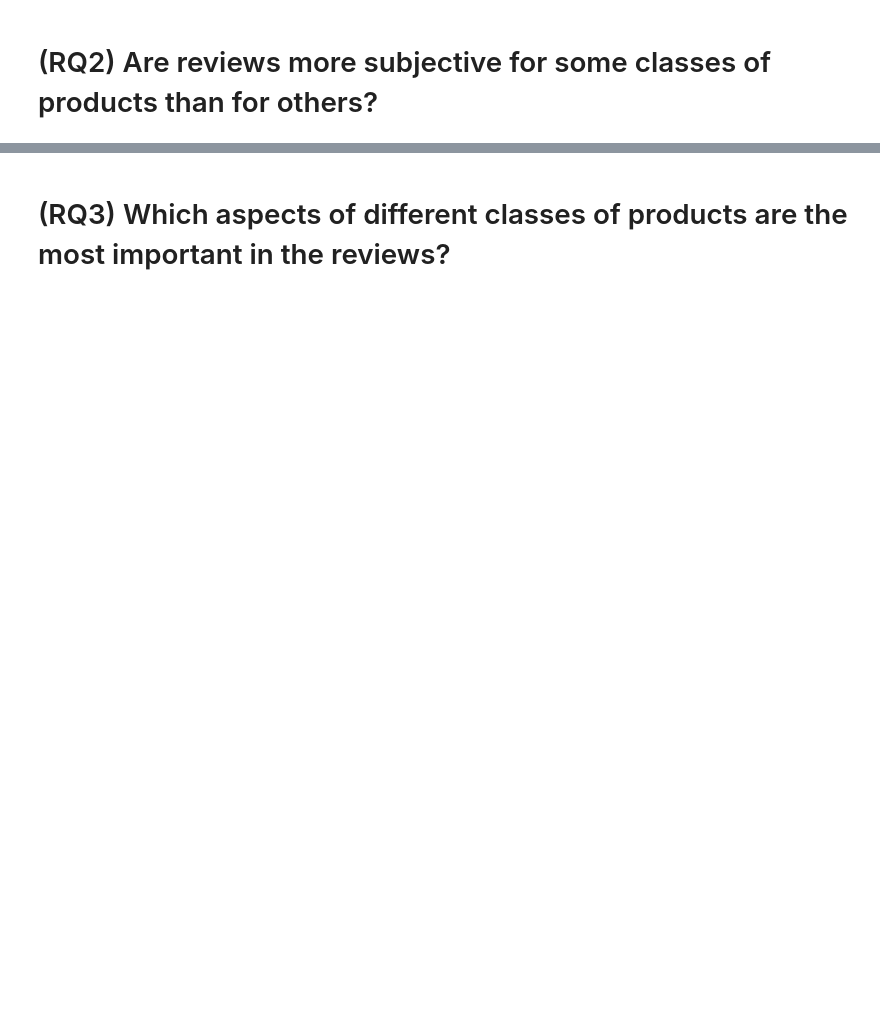
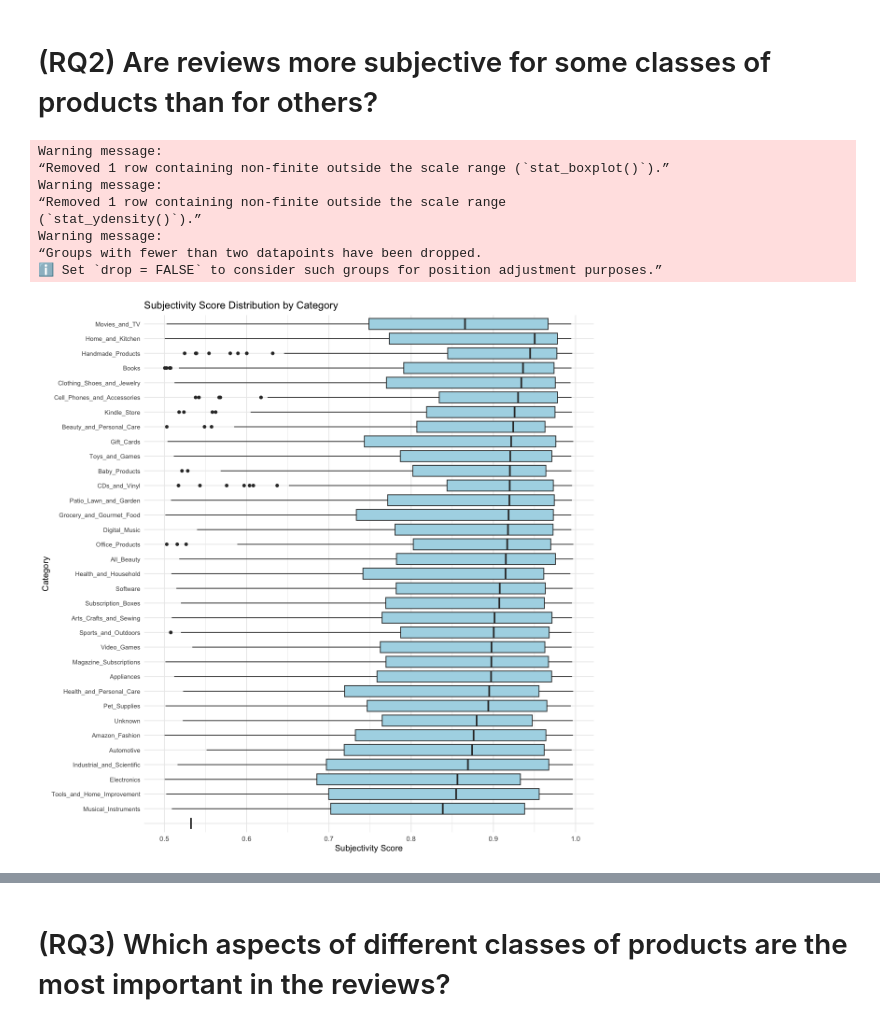
Before and after one commit to sueszli/amazeballs, a Jupyter notebook: docs/tmp.ipynb, the cells around one changed output, grey strips where cells are left out. Drawn from its saved outputs; the diff is of its cells as text; code cells hidden in the pictures; blank space fills up the shorter version.

```diff
--- a/docs/tmp.ipynb
+++ b/docs/tmp.ipynb
@@ -108,2 +175,27 @@ Warning message:
 # %% [markdown]
 # (RQ2) Are reviews more subjective for some classes of products than for others?
+# %%
+options(repr.plot.width=10, repr.plot.height=10)
+
+ggplot(df, aes(x = reorder(category, subjectivity_score, median), y = subjectivity_score)) +
+    geom_boxplot(fill = "lightblue") +
+    coord_flip() +
+    theme_minimal() +
+    labs(title = "Subjectivity Score Distribution by Category", x = "Category", y = "Subjectivity Score") +
+    theme(axis.text.y = element_text(size = 8))
+
+ggplot(df, aes(x = reorder(category, subjectivity_score, median), y = subjectivity_score)) +
+    geom_violin(fill = "lightblue", alpha = 0.5) +
+    coord_flip() +
+    theme_minimal() +
+    labs(x = "Product Category", y = "Subjectivity Score", title = "Subjectivity Distribution by Product Category")
+# %% [output]
+Warning message:
+“Removed 1 row containing non-finite outside the scale range (`stat_boxplot()`).”
+Warning message:
+“Removed 1 row containing non-finite outside the scale range
+(`stat_ydensity()`).”
+Warning message:
+“Groups with fewer than two datapoints have been dropped.
+ℹ Set `drop = FALSE` to consider such groups for position adjustment purposes.”
+[figure, added]
```
Also changed, not shown: parts of 6 cells of this notebook.
